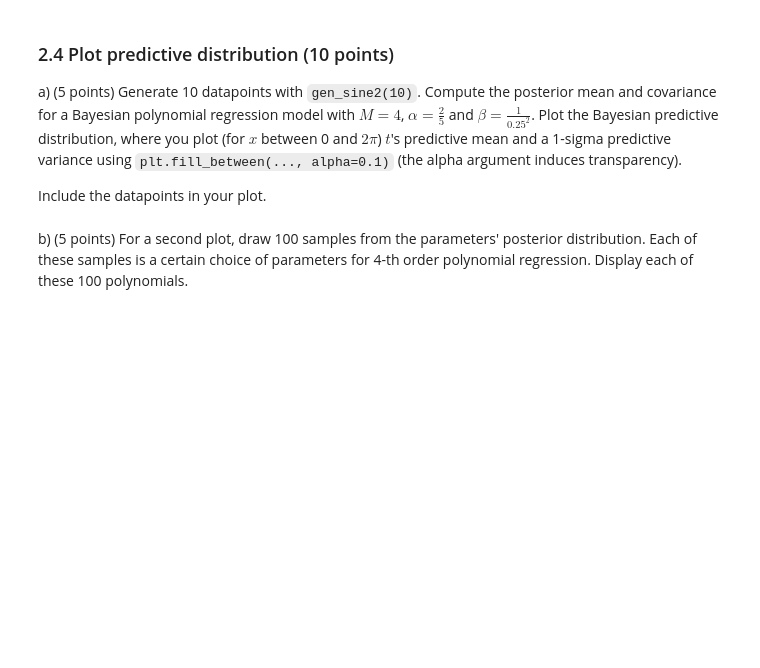
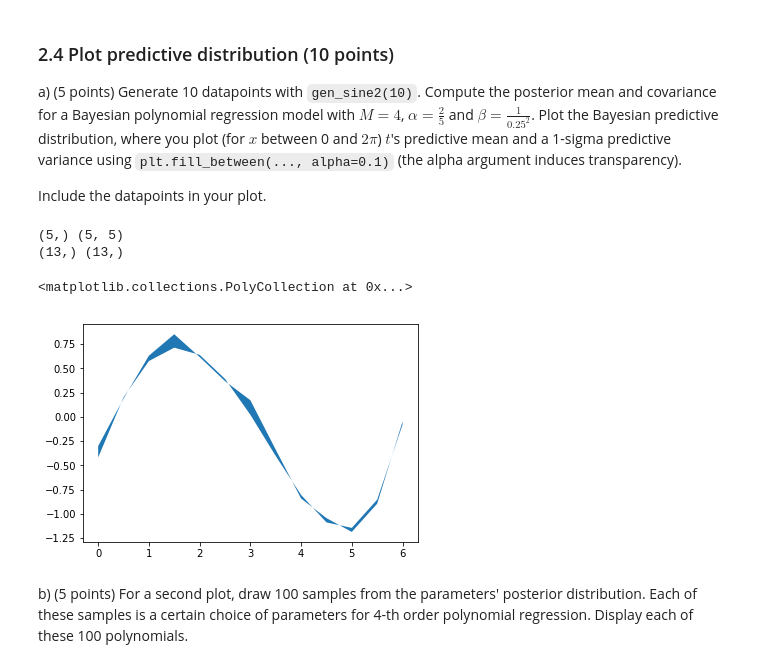
Before and after one commit to cgnarendiran/ml1_labs, a Jupyter notebook: 12195855_11378158_lab1.ipynb, the cells around one changed output. Cells and saved outputs as stored; diff of their text form; code cells hidden in the pictures; blank space fills up the shorter version.

```diff
--- a/12195855_11378158_lab1.ipynb
+++ b/12195855_11378158_lab1.ipynb
@@ -317,6 +317,7 @@ Write a function `gen_sine2(N)` that behaves identically to `gen_sine(N)` except
 def gen_sine2(n):
     sigma = 0.25
     x = 2*np.pi*np.random.rand(n)
+    x = np.sort(x)
     t = np.random.normal(np.sin(x), sigma)
     return x, t
 # %%
@@ -375,12 +376,15 @@ $$ \sigma_N^2 = \frac{1}{\beta} + \phi(\bx)^T \bS_N \phi(\bx) $$
 where $\phi(\bx)$ are the computed features for a new datapoint $\bx$, and $t$ is the predicted variable for datapoint $\bx$.
 
 Write a function that `predict_polynomial_bayes(x, m, S, beta)` that returns the predictive mean, variance and design matrix $\bPhi$ given a new datapoint `x`, posterior mean `m`, posterior variance `S` and a choice of model variance `beta`.
-# %%
-def predict_polynomial_bayes(x, m, S, beta):
-    # YOUR CODE HERE
-    raise NotImplementedError()
-
-    return mean, sigma, Phi
+# %%
+def predict_polynomial_bayes(x, m, S, beta):
+    Phi = designmatrix(x,m.shape[0])
+    Phi_T = np.transpose(Phi)
+    mean = np.dot(Phi, np.transpose(m))
+    sigma = np.empty_like(mean)
+    for i in range(len(x)):
+        sigma[i] = 1/beta + np.dot(np.dot(np.transpose(Phi[i]), S), Phi[i])
+    return mean, sigma, Phi
 # %%
 ### Test your function
 np.random.seed(42)
@@ -407,3 +408,22 @@ raise NotImplementedError()
+# %%
+x,t = gen_sine2(10)
+M = 4
+alpha = 0.4
+beta = 16
+m,S,_ = fit_polynomial_bayes(x, t, M, alpha, beta)
+print(m.shape, s.shape)
+
+np.random.seed(42)
+x_test = np.arange(0.0, 2*np.pi, 0.5)
+mean, sigma, _ = predict_polynomial_bayes(x_test, m, S, beta)
+print(mean.shape, sigma.shape)
+
+plt.fill_between(x_test, mean-sigma**0.5, np.random.normal(mean, sigma))
+# %% [output]
+(5,) (5, 5)
+(13,) (13,)
+<matplotlib.collections.PolyCollection at 0x...>
+[figure, added]
 # %% [markdown]
 b) (5 points) For a second plot, draw 100 samples from the parameters' posterior distribution. Each of these samples is a certain choice of parameters for 4-th order polynomial regression.
 Display each of these 100 polynomials.
```
Also changed, not shown: parts of 4 cells of this notebook.
